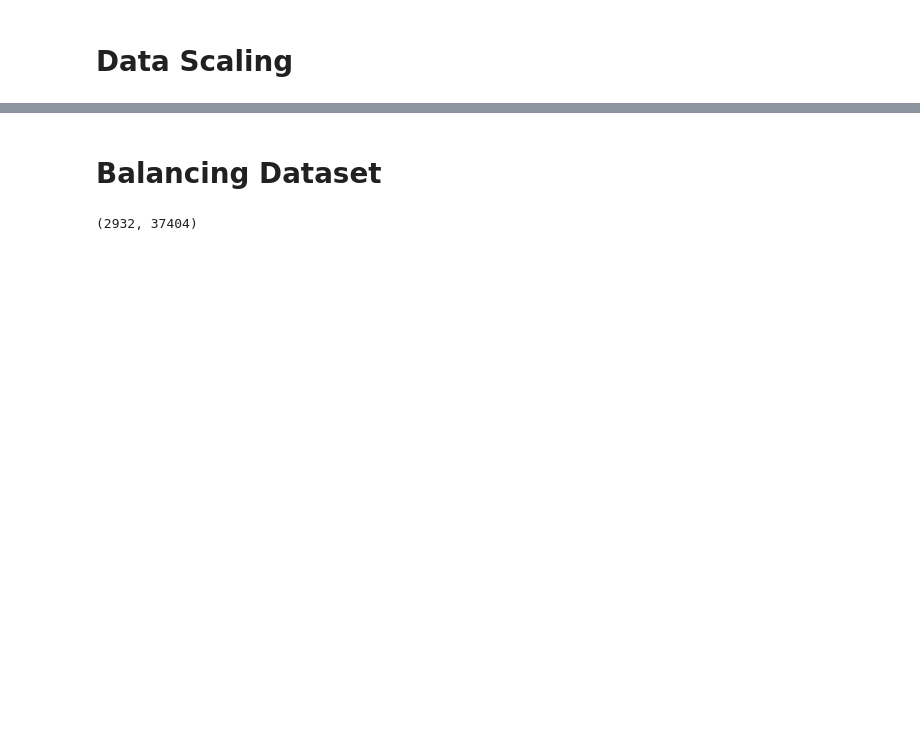
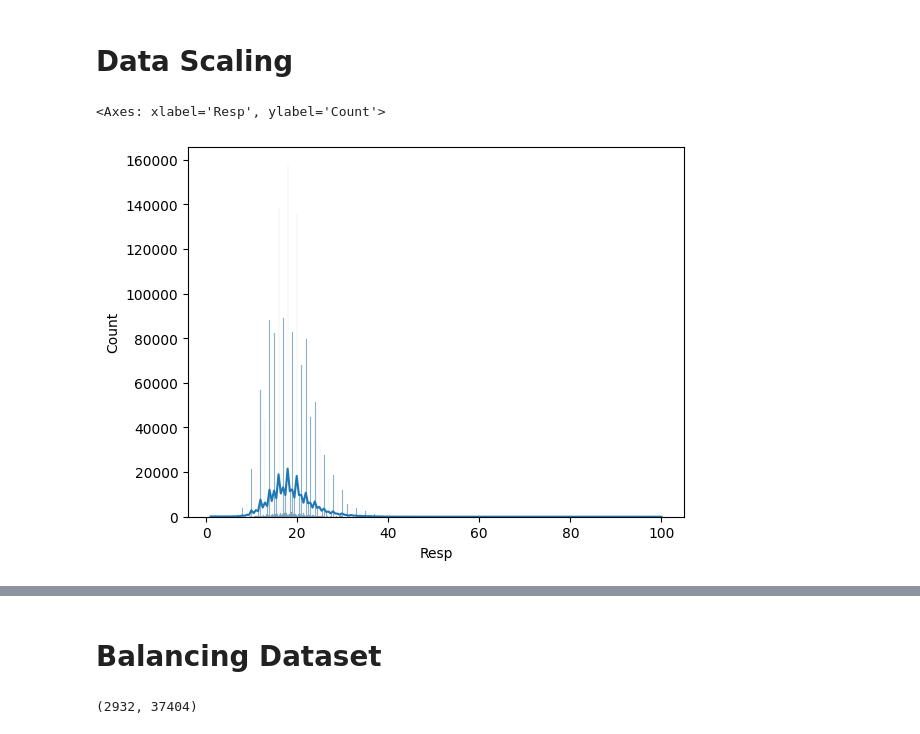
Before and after one commit to Charlie5545/icu-watch, a Jupyter notebook: notebooks/charlie_final.ipynb, the cells around one changed output, grey strips where cells are left out. Drawn from its saved outputs; the diff is of its cells as text; code cells hidden in the pictures; blank space fills up the shorter version.

```diff
--- a/notebooks/charlie_final.ipynb
+++ b/notebooks/charlie_final.ipynb
@@ -66,3 +97,8 @@ columns_to_scale = ['HR', 'O2Sat', 'Temp', 'SBP', 'MAP', 'DBP', 'Resp', 'EtCO2']
+# %%
+sns.histplot(df_filled['Resp'], kde=True)
+# %% [output]
+<Axes: xlabel='Resp', ylabel='Count'>
+[figure, added]
 # %%
 # Initialize the scalers
 min_max_scaler = MinMaxScaler()
```
Also changed, not shown: parts of 13 cells of this notebook.
